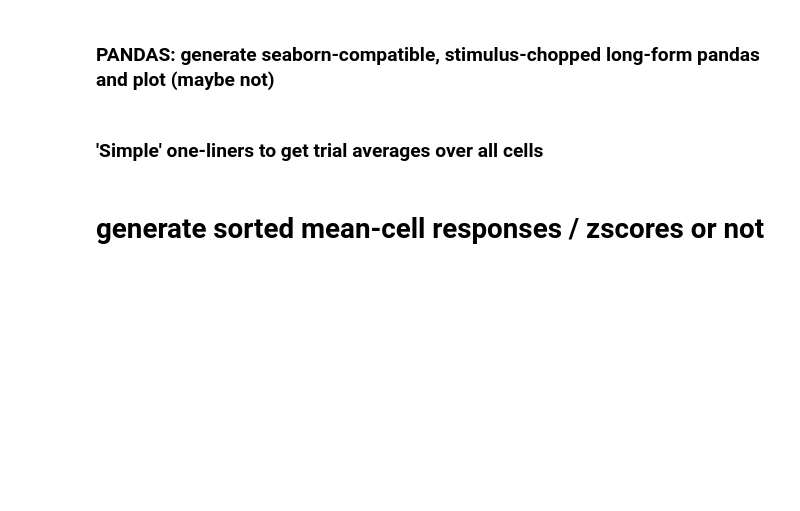
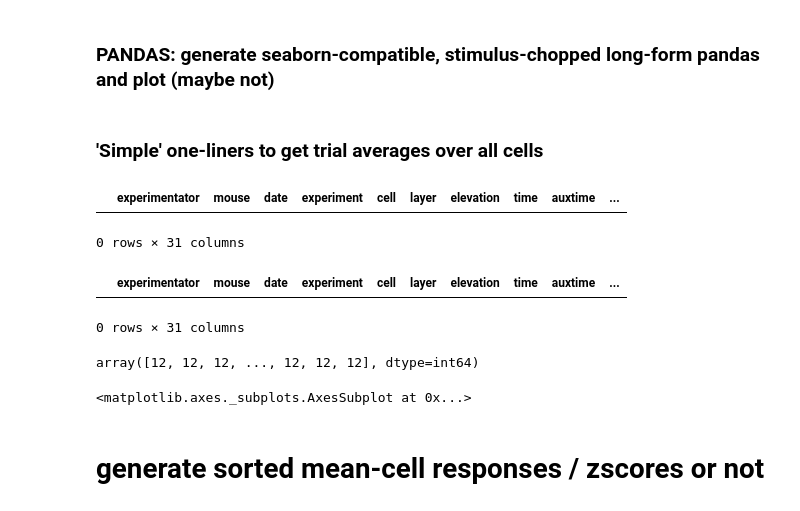
Before and after one commit to trose-neuro/LGN_Aanalysis, a Jupyter notebook: in vivo/python/suite2p/suite2p_Grat_PSTH.ipynb, the cells around one changed output. Saved outputs shown, nothing was run; the diff lists cells and outputs as text; code cells hidden in the pictures; blank space fills up the shorter version.

```diff
--- a/in vivo/python/suite2p/suite2p_Grat_PSTH.ipynb
+++ b/in vivo/python/suite2p/suite2p_Grat_PSTH.ipynb
@@ -494,8 +496,22 @@ sys.getsizeof(ids)
+# %%
+dataframe[(dataframe['category'] == 'Ipsi') & (dataframe['Stimulus_ID'] == '1')]
+# %% [output]
+|  | experimentator | mouse | date | experiment | cell | layer | elevation | time | auxtime | ... |
+0 rows × 31 columns
+# %%
+dataframe[dataframe['Stimulus_ID'] == 1]
+# %% [output]
+|  | experimentator | mouse | date | experiment | cell | layer | elevation | time | auxtime | ... |
+0 rows × 31 columns
+# %%
+dataframe['Stimulus_ID'].to_numpy()
+# %% [output]
+array([12, 12, 12, ..., 12, 12, 12], dtype=int64)
 # %%
 
 fig = plt.figure(figsize=(10,8))
 plt.subplot(2,3,1)
-dataframe.loc[dataframe.loc[:,'category'] == 'Ipsi'].groupby(['time', 'cell'], as_index=False).aligned_spks.mean().pivot(index = 'time', columns='cell').mean(axis = 1).plot()
+dataframe[dataframe[([:,'category'] == 'Ipsi') & ([:,'Stimulus_ID'] == '1')]].groupby(['time', 'cell'], as_index=False).aligned_spks.mean().pivot(index = 'time', columns='cell').mean(axis = 1).plot()
 plt.subplot(2,3,2)
 dataframe.loc[dataframe.loc[:,'category'] == 'Contra'].groupby(['time', 'cell'], as_index=False).aligned_spks.mean().pivot(index = 'time', columns='cell').mean(axis = 1).plot()
 plt.subplot(2,3,3)
@@ -506,6 +522,8 @@ plt.subplot(2,3,5)
 dataframe.loc[dataframe.loc[:,'category'] == 'Contra'].groupby(['time', 'cell'], as_index=False).aligned_F.mean().pivot(index = 'time', columns='cell').mean(axis = 1).plot()
 plt.subplot(2,3,6)
 dataframe.loc[dataframe.loc[:,'category'] == 'Bino'].groupby(['time', 'cell'], as_index=False).aligned_F.mean().pivot(index = 'time', columns='cell').mean(axis = 1).plot()
+# %% [output]
+<matplotlib.axes._subplots.AxesSubplot at 0x...>
 # %% [markdown]
 # generate sorted mean-cell responses / zscores or not
 # %%
```
Also changed, not shown: parts of 3 cells of this notebook.
